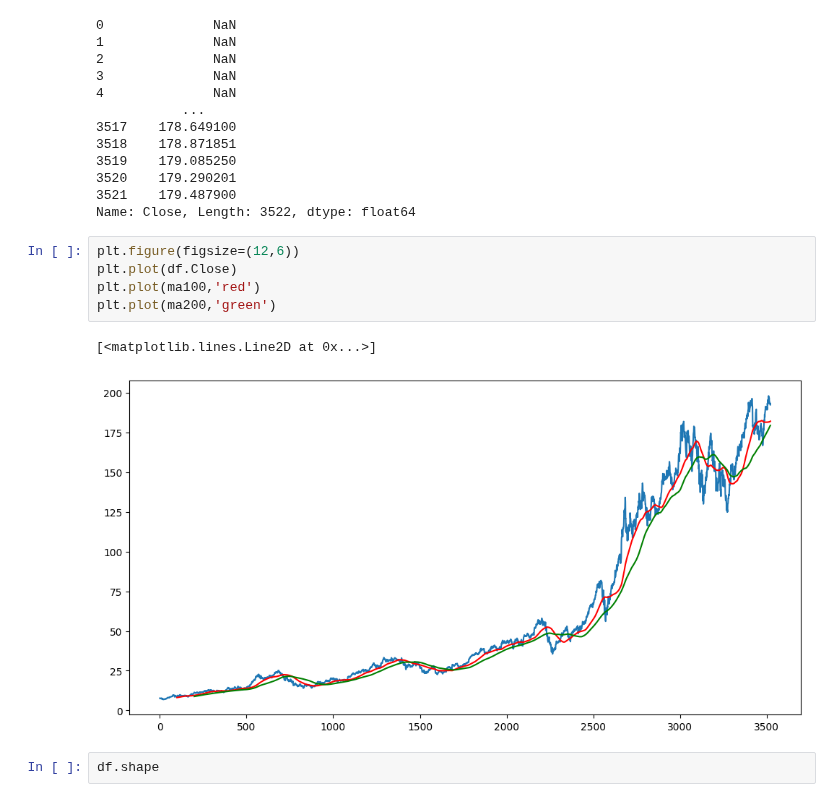
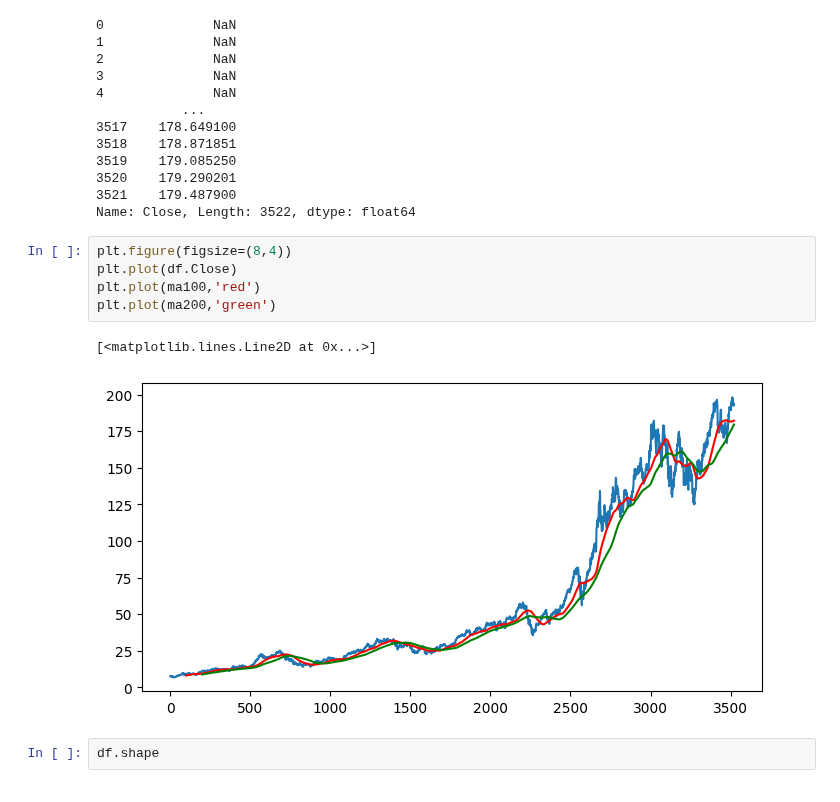
Before and after one commit to Sparsh865/Stock-Price-Predictor, a Jupyter notebook: LSTM Model.ipynb, the cells around one changed output. Cells and saved outputs as stored; diff of their text form.

```diff
--- a/LSTM Model.ipynb
+++ b/LSTM Model.ipynb
@@ -102,13 +102,13 @@ ma200
 3521    179.487900
 Name: Close, Length: 3522, dtype: float64
 # %%
-plt.figure(figsize=(12,6))
+plt.figure(figsize=(8,4))
 plt.plot(df.Close)
 plt.plot(ma100,'red')
 plt.plot(ma200,'green')
 # %% [output]
 [<matplotlib.lines.Line2D at 0x...>]
-[figure, old version]
+[figure, new version]
 # %%
 df.shape
 # %% [output]
```
Also changed, not shown: parts of 4 cells of this notebook, 4 other files.
